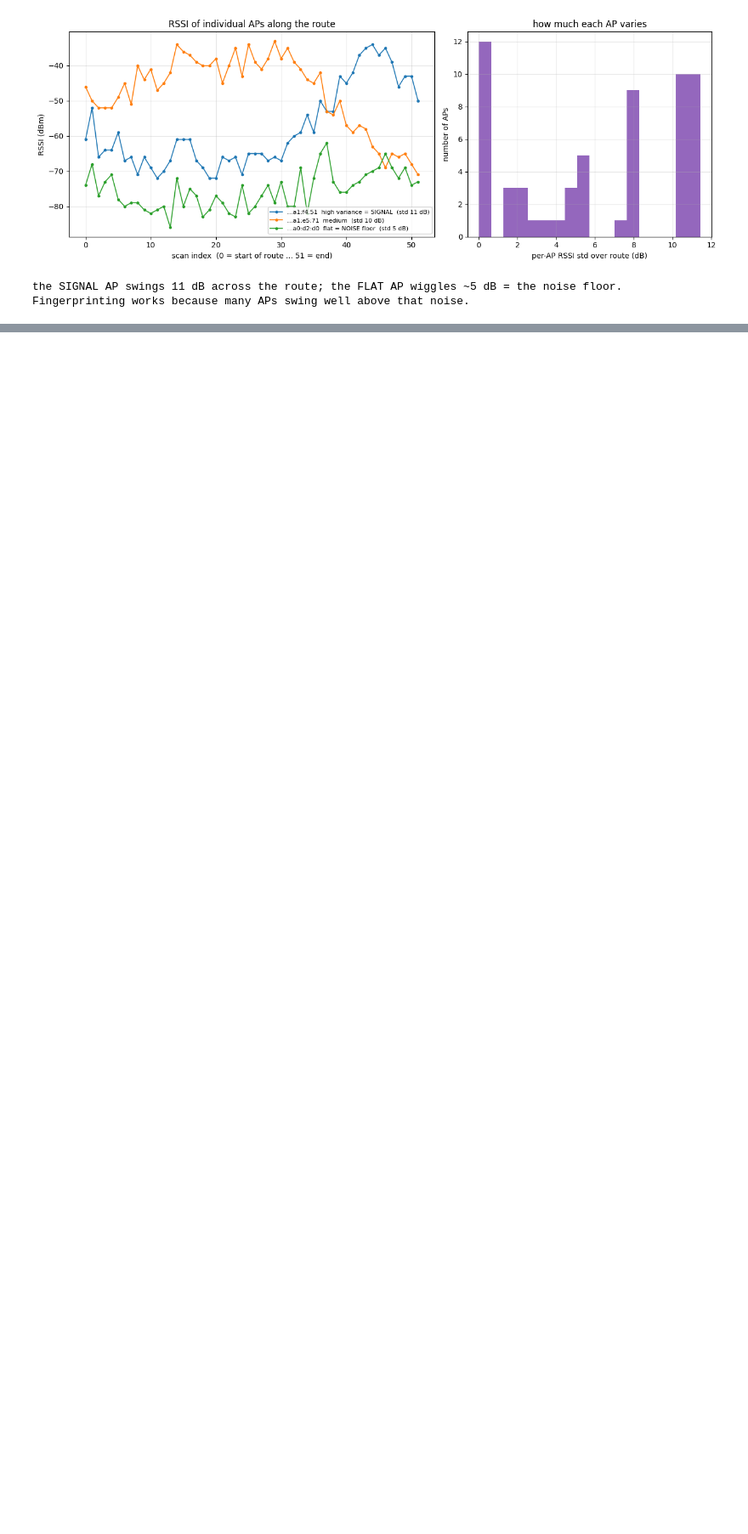
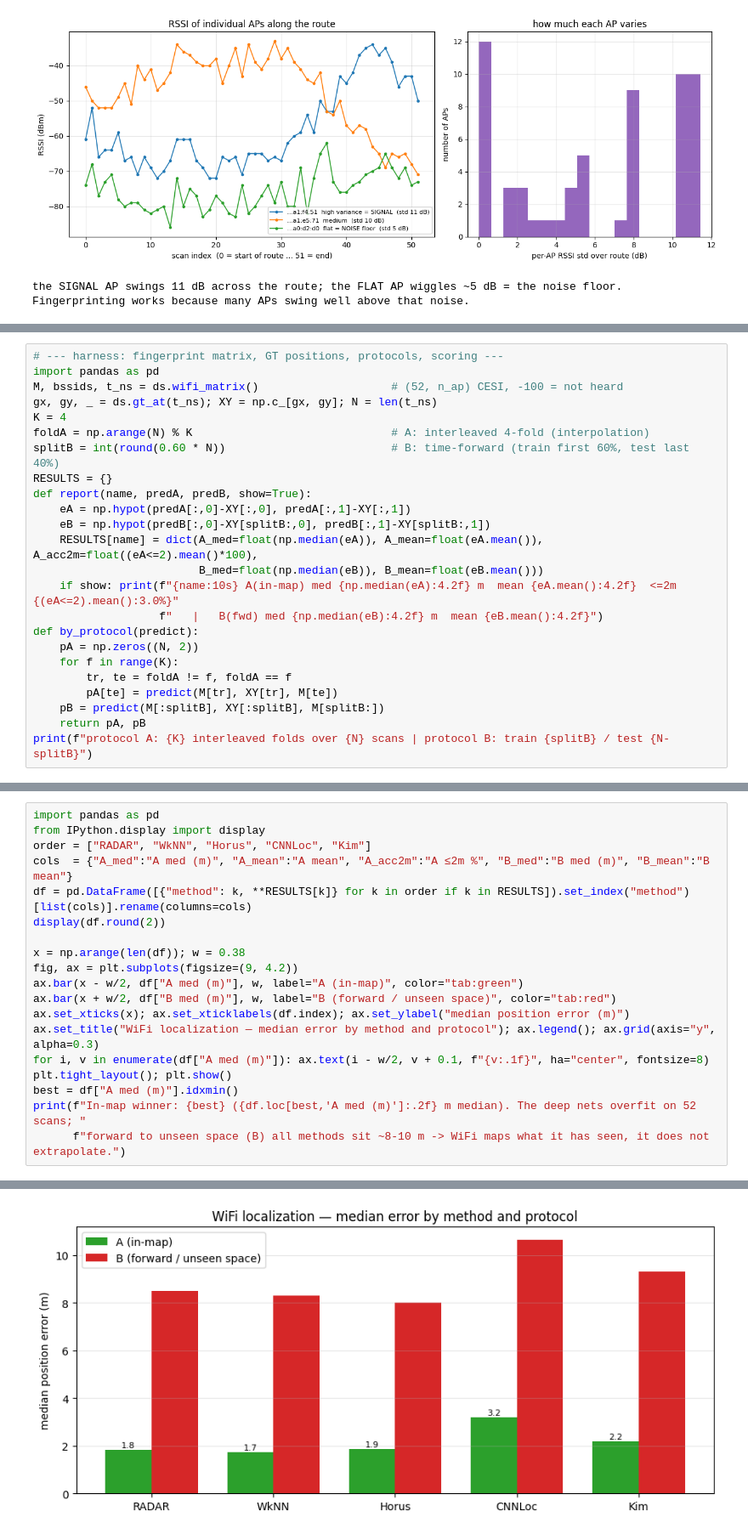
Before and after one commit to moebachar/side_navlori, a Jupyter notebook: side_navlori_wifi.ipynb, the cells around one changed output, grey strips where cells are left out. Shown at 85% size. Drawn from its saved outputs; the diff is of its cells as text; blank space fills up the shorter version.

Commit message:
wifi: §3 methods — 3 baselines + CNNLoc + Kim (official code, isolated Py3.7/TF1 sub-venvs), protocols A/B, results table

```diff
--- a/side_navlori_wifi.ipynb
+++ b/side_navlori_wifi.ipynb
@@ -210,0 +215,24 @@ the SIGNAL AP swings 11 dB across the route; the FLAT AP wiggles ~5 dB = the noi
+# %%
+# --- harness: fingerprint matrix, GT positions, protocols, scoring ---
+import pandas as pd
+M, bssids, t_ns = ds.wifi_matrix()                    # (52, n_ap) CESI, -100 = not heard
+gx, gy, _ = ds.gt_at(t_ns); XY = np.c_[gx, gy]; N = len(t_ns)
+K = 4
+foldA = np.arange(N) % K                              # A: interleaved 4-fold (interpolation)
+splitB = int(round(0.60 * N))                         # B: time-forward (train first 60%, test last 40%)
+RESULTS = {}
+def report(name, predA, predB, show=True):
+    eA = np.hypot(predA[:,0]-XY[:,0], predA[:,1]-XY[:,1])
+    eB = np.hypot(predB[:,0]-XY[splitB:,0], predB[:,1]-XY[splitB:,1])
+    RESULTS[name] = dict(A_med=float(np.median(eA)), A_mean=float(eA.mean()), A_acc2m=float((eA<=2).mean()*100),
+                         B_med=float(np.median(eB)), B_mean=float(eB.mean()))
+    if show: print(f"{name:10s} A(in-map) med {np.median(eA):4.2f} m  mean {eA.mean():4.2f}  <=2m {(eA<=2).mean():3.0%}"
+                   f"   |   B(fwd) med {np.median(eB):4.2f} m  mean {eB.mean():4.2f}")
+def by_protocol(predict):
+    pA = np.zeros((N, 2))
+    for f in range(K):
+        tr, te = foldA != f, foldA == f
+        pA[te] = predict(M[tr], XY[tr], M[te])
+    pB = predict(M[:splitB], XY[:splitB], M[splitB:])
+    return pA, pB
+print(f"protocol A: {K} interleaved folds over {N} scans | protocol B: train {splitB} / test {N-splitB}")
@@ -210,0 +305,20 @@ the SIGNAL AP swings 11 dB across the route; the FLAT AP wiggles ~5 dB = the noi
+# %%
+import pandas as pd
+from IPython.display import display
+order = ["RADAR", "WkNN", "Horus", "CNNLoc", "Kim"]
+cols  = {"A_med":"A med (m)", "A_mean":"A mean", "A_acc2m":"A ≤2m %", "B_med":"B med (m)", "B_mean":"B mean"}
+df = pd.DataFrame([{"method": k, **RESULTS[k]} for k in order if k in RESULTS]).set_index("method")[list(cols)].rename(columns=cols)
+display(df.round(2))
+
+x = np.arange(len(df)); w = 0.38
+fig, ax = plt.subplots(figsize=(9, 4.2))
+ax.bar(x - w/2, df["A med (m)"], w, label="A (in-map)", color="tab:green")
+ax.bar(x + w/2, df["B med (m)"], w, label="B (forward / unseen space)", color="tab:red")
+ax.set_xticks(x); ax.set_xticklabels(df.index); ax.set_ylabel("median position error (m)")
+ax.set_title("WiFi localization — median error by method and protocol"); ax.legend(); ax.grid(axis="y", alpha=0.3)
+for i, v in enumerate(df["A med (m)"]): ax.text(i - w/2, v + 0.1, f"{v:.1f}", ha="center", fontsize=8)
+plt.tight_layout(); plt.show()
+best = df["A med (m)"].idxmin()
+print(f"In-map winner: {best} ({df.loc[best,'A med (m)']:.2f} m median). The deep nets overfit on 52 scans; "
+      f"forward to unseen space (B) all methods sit ~8-10 m -> WiFi maps what it has seen, it does not extrapolate.")
+# %% [output]
@@ -210,0 +332 @@ the SIGNAL AP swings 11 dB across the route; the FLAT AP wiggles ~5 dB = the noi
+[figure, added]
```
Also changed, not shown: parts of 8 cells of this notebook, 1 other file.
